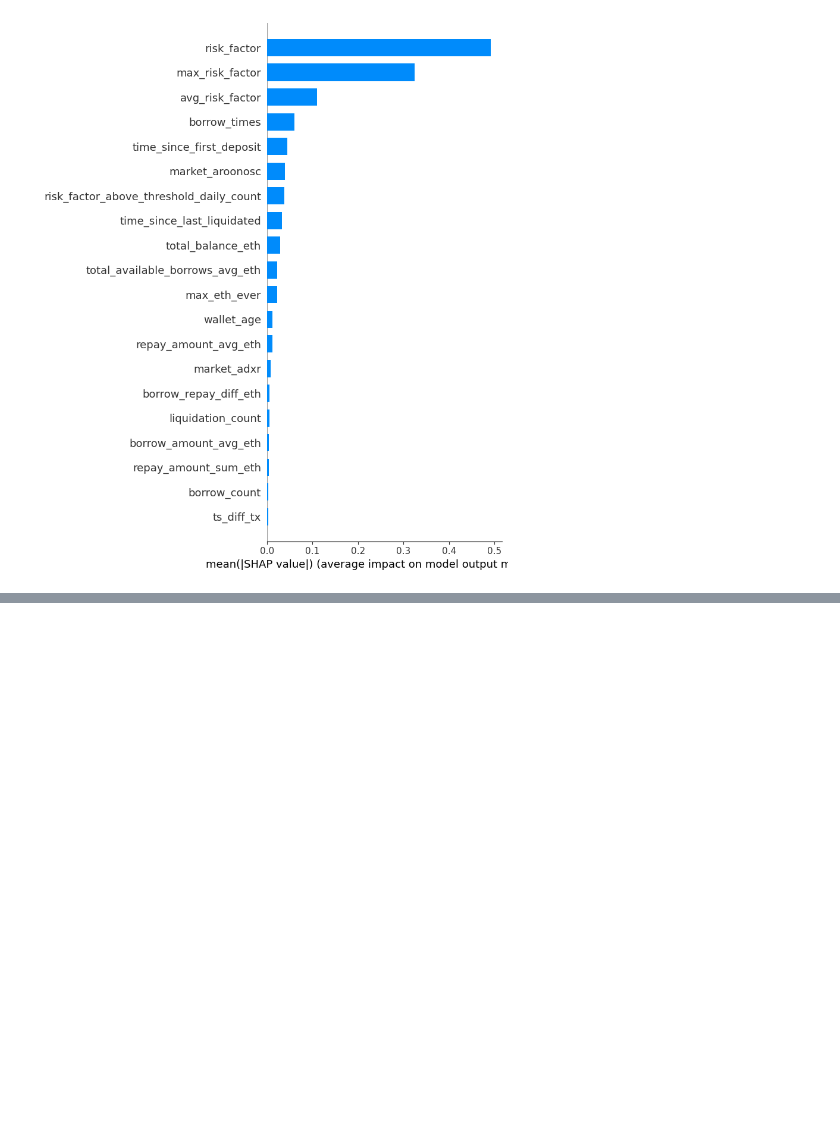
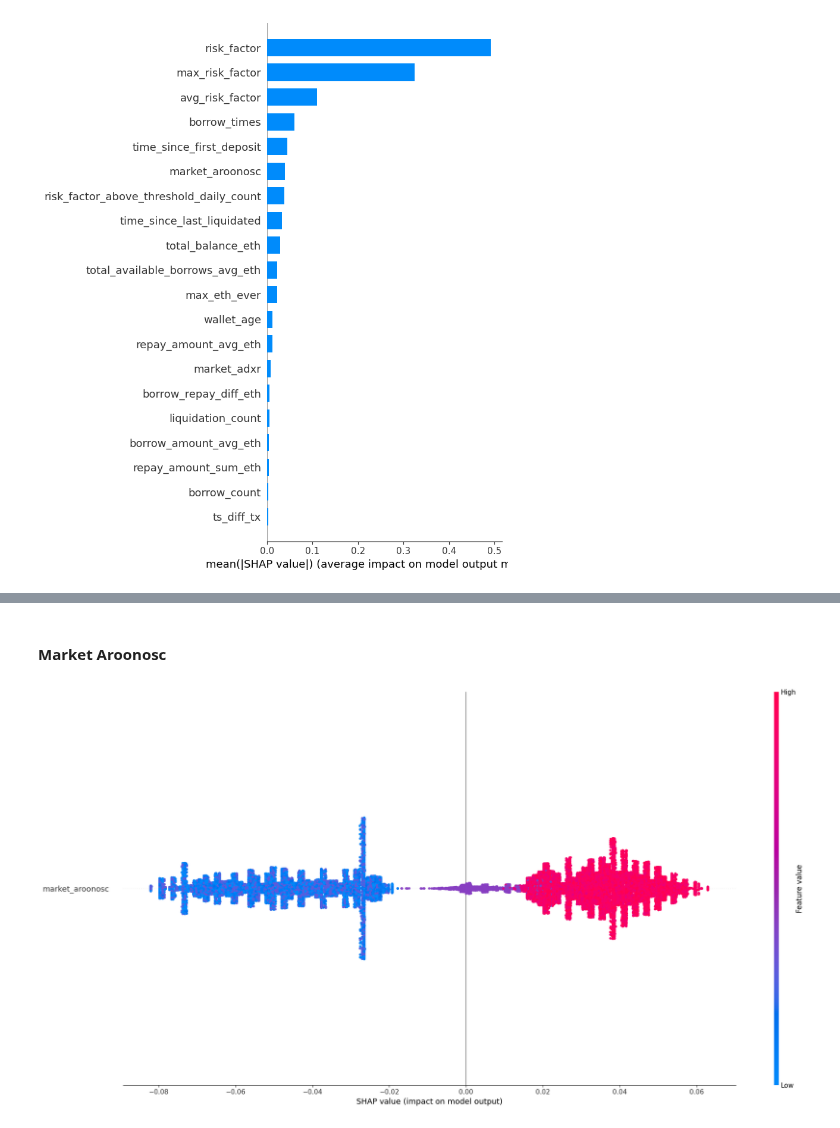
Before and after one commit to carinunez/Labs_MDS, a Jupyter notebook: proyecto_lab/shap.ipynb, the cells around one changed output, grey strips where cells are left out. Cells and saved outputs as stored; diff of their text form; code cells hidden in the pictures; blank space fills up the shorter version.

```diff
--- a/proyecto_lab/shap.ipynb
+++ b/proyecto_lab/shap.ipynb
@@ -166,0 +181,6 @@ shap.summary_plot(shap_values, X)
+# %% [markdown]
+#### Market Aroonosc
+# %%
+shap.summary_plot(shap_values[:, [columns_idx['market_aroonosc']]], X.iloc[:, [columns_idx['market_aroonosc']]], plot_size=[20,10])
+# %% [output]
+[figure, added]
```
Also changed, not shown: parts of 33 cells of this notebook.
